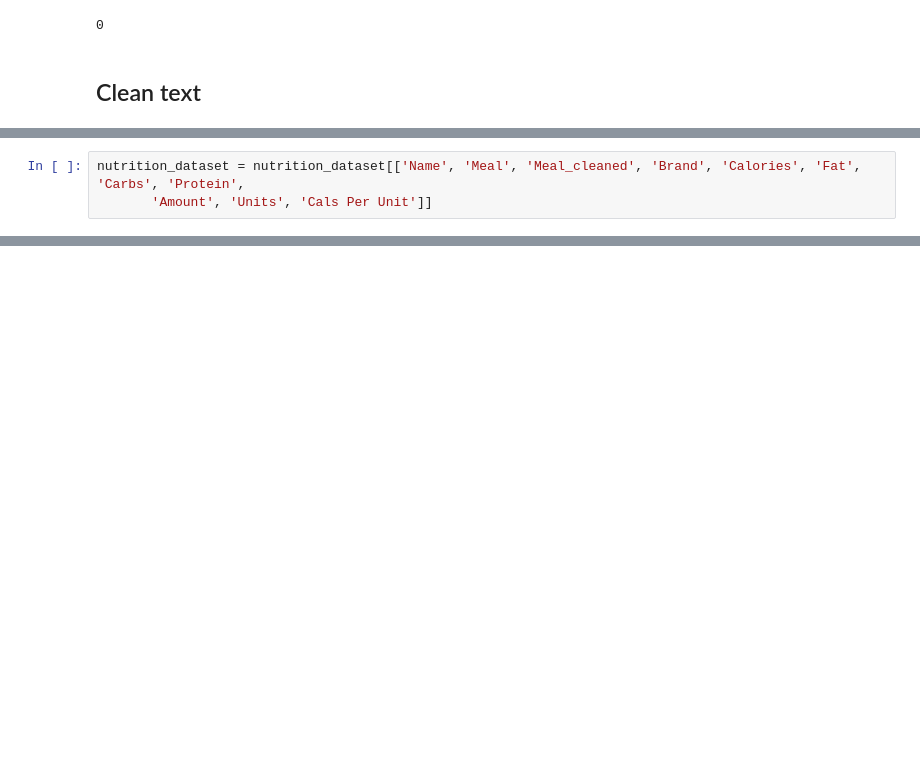
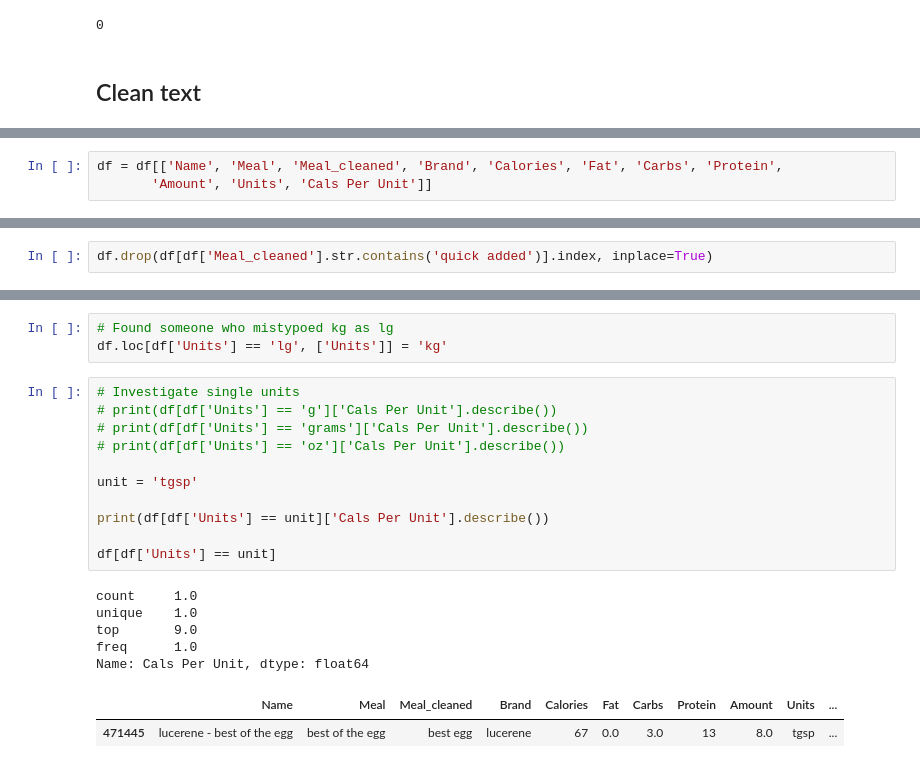
Before and after one commit to thnew/Smart-Food-Diary, a Jupyter notebook: notebooks/thnew-clean-nutrition-dataset.ipynb, the cells around one changed output, grey strips where cells are left out. Saved outputs shown, nothing was run; the diff lists cells and outputs as text; blank space fills up the shorter version.

```diff
--- a/notebooks/thnew-clean-nutrition-dataset.ipynb
+++ b/notebooks/thnew-clean-nutrition-dataset.ipynb
@@ -114,4 +114,4 @@ nutrition_dataset['Meal_cleaned'] = nutrition_dataset['Meal_cleaned'].apply(clea
 # %%
-nutrition_dataset = nutrition_dataset[['Name', 'Meal', 'Meal_cleaned', 'Brand', 'Calories', 'Fat', 'Carbs', 'Protein',
+df = df[['Name', 'Meal', 'Meal_cleaned', 'Brand', 'Calories', 'Fat', 'Carbs', 'Protein',
        'Amount', 'Units', 'Cals Per Unit']]
 # %%
@@ -125,0 +128,2 @@ nutrition_dataset.head(5)
+# %%
+df.drop(df[df['Meal_cleaned'].str.contains('quick added')].index, inplace=True)
@@ -125,0 +179,22 @@ nutrition_dataset.head(5)
+# %%
+# Found someone who mistypoed kg as lg
+df.loc[df['Units'] == 'lg', ['Units']] = 'kg'
+# %%
+# Investigate single units
+# print(df[df['Units'] == 'g']['Cals Per Unit'].describe())
+# print(df[df['Units'] == 'grams']['Cals Per Unit'].describe())
+# print(df[df['Units'] == 'oz']['Cals Per Unit'].describe())
+
+unit = 'tgsp'
+
+print(df[df['Units'] == unit]['Cals Per Unit'].describe())
+
+df[df['Units'] == unit]
+# %% [output]
+count     1.0
+unique    1.0
+top       9.0
+freq      1.0
+Name: Cals Per Unit, dtype: float64
+|  | Name | Meal | Meal_cleaned | Brand | Calories | Fat | Carbs | Protein | Amount | Units | ... |
+| 471445 | lucerene - best of the egg | best of the egg | best egg | lucerene | 67 | 0.0 | 3.0 | 13 | 8.0 | tgsp | ... |
```
Also changed, not shown: parts of 27 cells of this notebook, 7 other files.
